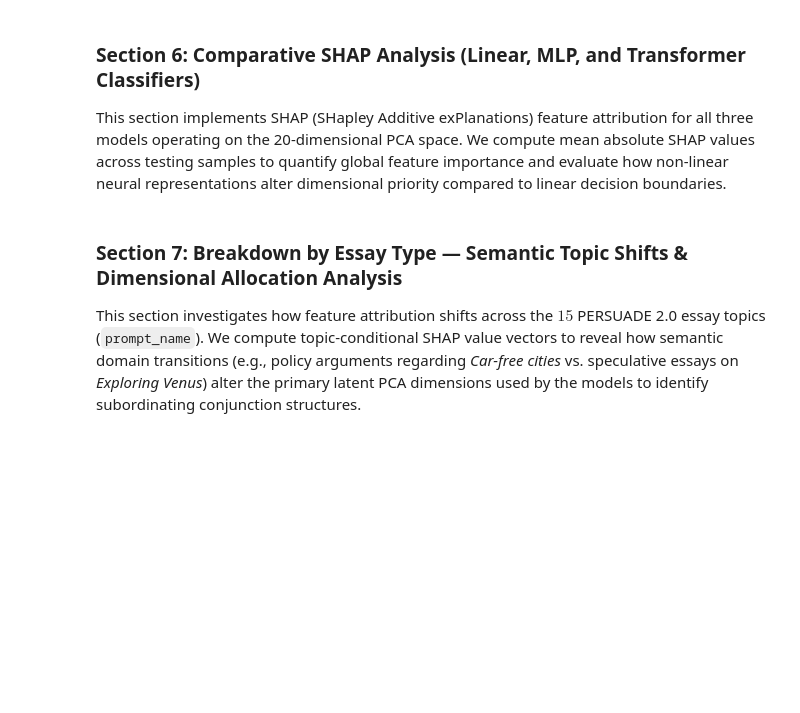
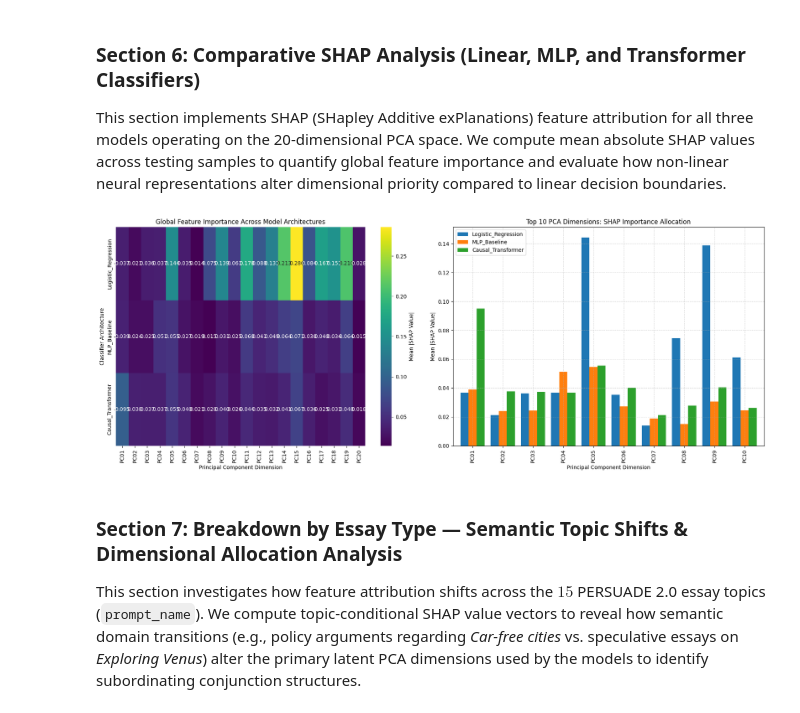
Before and after one commit to sanmquin/Subordinating-Conjunctions, a Jupyter notebook: 6.subordinating_conjunction_shap_and_attention_interpretability.ipynb, the cells around one changed output. Saved outputs shown, nothing was run; the diff lists cells and outputs as text; code cells hidden in the pictures; blank space fills up the shorter version.

```diff
--- a/6.subordinating_conjunction_shap_and_attention_interpretability.ipynb
+++ b/6.subordinating_conjunction_shap_and_attention_interpretability.ipynb
@@ -315,18 +356,24 @@ X_bg = X_train_20[np.random.choice(len(X_train_20), size=SHAP_BACKGROUND_SAMPLES
 # 1. Model 1: Logistic Regression SHAP
 explainer_lr = shap.LinearExplainer(model_logreg, X_bg)
 shap_values_lr = explainer_lr.shap_values(X_eval)
+# SHAP output for multi-class models can be a list of (samples, features) arrays or a single (samples, features, classes) array.
+# To get global importance per feature, we need to average absolute SHAP values over samples and classes.
 if isinstance(shap_values_lr, list):
-    shap_lr_mean = np.mean([np.abs(sv) for sv in shap_values_lr], axis=(0, 1))
+    # If list of (samples, features) arrays, first get (classes, features) then average over classes
+    mean_abs_per_class = [np.mean(np.abs(sv), axis=0) for sv in shap_values_lr]
+    shap_lr_mean = np.mean(np.array(mean_abs_per_class), axis=0)
 else:
-    shap_lr_mean = np.mean(np.abs(shap_values_lr), axis=(0, 1))
+    # If (samples, features, classes) array, average over samples (axis 0) and classes (axis 2)
+    shap_lr_mean = np.mean(np.abs(shap_values_lr), axis=(0, 2))
 
 # 2. Model 2: MLP SHAP (KernelExplainer / Explainer)
 explainer_mlp = shap.KernelExplainer(model_mlp.predict_proba, X_bg)
 shap_values_mlp = explainer_mlp.shap_values(X_eval, nsamples=100)
 if isinstance(shap_values_mlp, list):
-    shap_mlp_mean = np.mean([np.abs(sv) for sv in shap_values_mlp], axis=(0, 1))
+    mean_abs_per_class = [np.mean(np.abs(sv), axis=0) for sv in shap_values_mlp]
+    shap_mlp_mean = np.mean(np.array(mean_abs_per_class), axis=0)
 else:
-    shap_mlp_mean = np.mean(np.abs(shap_values_mlp), axis=(0, 1))
+    shap_mlp_mean = np.mean(np.abs(shap_values_mlp), axis=(0, 2))
 
 # 3. Model 3: Transformer SHAP
 def tf_predict_proba(x_np):
@@ -340,38 +387,41 @@ def tf_predict_proba(x_np):
 explainer_tf = shap.KernelExplainer(tf_predict_proba, X_bg)
 shap_values_tf = explainer_tf.shap_values(X_eval, nsamples=100)
 if isinstance(shap_values_tf, list):
-    shap_tf_mean = np.mean([np.abs(sv) for sv in shap_values_tf], axis=(0, 1))
+    mean_abs_per_class = [np.mean(np.abs(sv), axis=0) for sv in shap_values_tf]
+    shap_tf_mean = np.mean(np.array(mean_abs_per_class), axis=0)
 else:
-    shap_tf_mean = np.mean(np.abs(shap_values_tf), axis=(0, 1))
+    shap_tf_mean = np.mean(np.abs(shap_values_tf), axis=(0, 2))
 
 # Consolidate Global SHAP Comparisons
 pc_labels = [f"PC{i+1:02d}" for i in range(REDUCED_VECTOR_DIM)]
 df_shap_summary = pd.DataFrame({
     "PCA_Dimension": pc_labels,
     "Logistic_Regression": shap_lr_mean,
     "MLP_Baseline": shap_mlp_mean,
     "Causal_Transformer": shap_tf_mean
 }).set_index("PCA_Dimension")
 
 # Visualization: Comparative Global SHAP Feature Attributions
 fig, axes = plt.subplots(1, 2, figsize=(18, 7))
 
 # Heatmap Comparison
 sns.heatmap(df_shap_summary.T, cmap="viridis", annot=True, fmt=".3f", ax=axes[0], cbar_kws={'label': 'Mean |SHAP Value|'})
 axes[0].set_title("Global Feature Importance Across Model Architectures")
 axes[0].set_xlabel("Principal Component Dimension")
 axes[0].set_ylabel("Classifier Architecture")
 
 # Grouped Bar Chart Comparison for Top 10 Components
 df_shap_summary.iloc[:10].plot(kind="bar", ax=axes[1], width=0.8)
 axes[1].set_title("Top 10 PCA Dimensions: SHAP Importance Allocation")
 axes[1].set_ylabel("Mean |SHAP Value|")
 axes[1].set_xlabel("Principal Component Dimension")
 axes[1].grid(True, linestyle="--", alpha=0.5)
 
 plt.tight_layout()
 plt.savefig("subordinating_conjunction_shap_model_comparison.png", dpi=300)
 plt.show()
+# %% [output]
+[figure, added]
 # %% [markdown]
 ### Section 7: Breakdown by Essay Type — Semantic Topic Shifts & Dimensional Allocation Analysis
 
```
Also changed, not shown: parts of 7 cells of this notebook.
